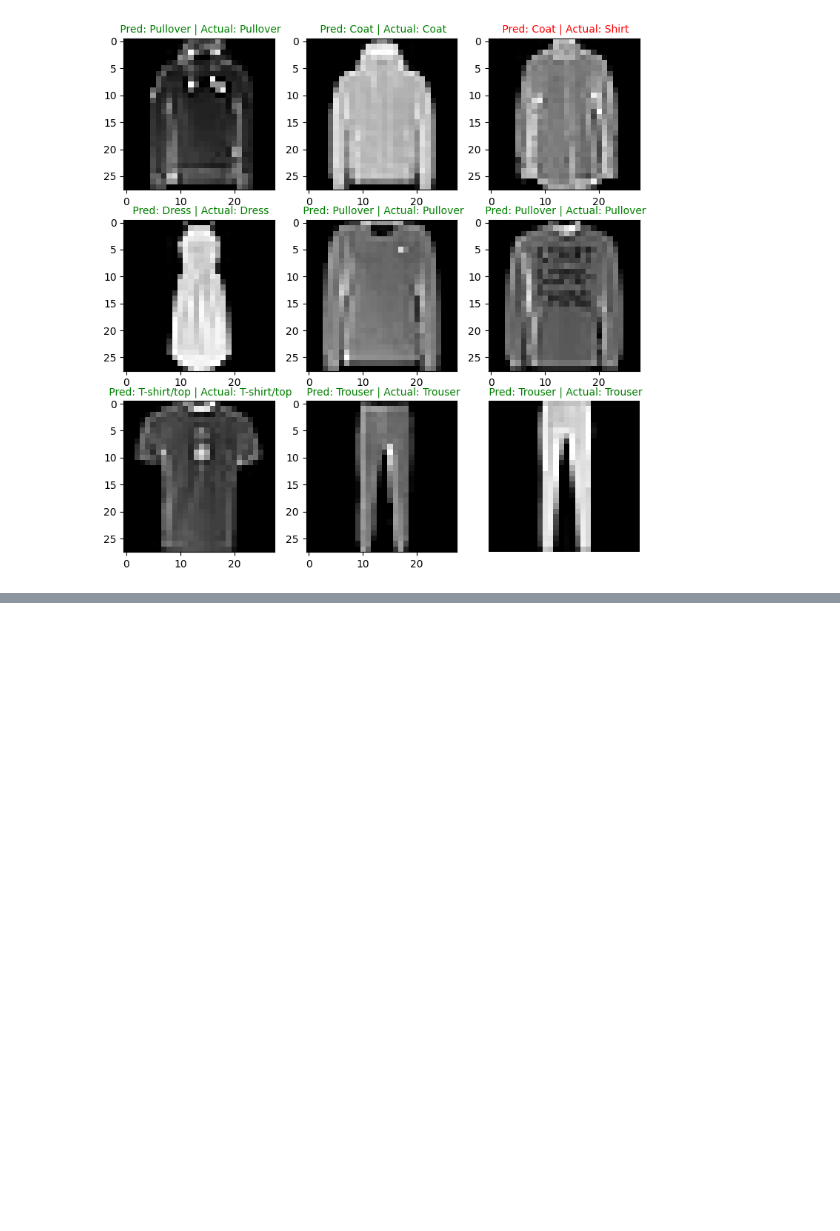
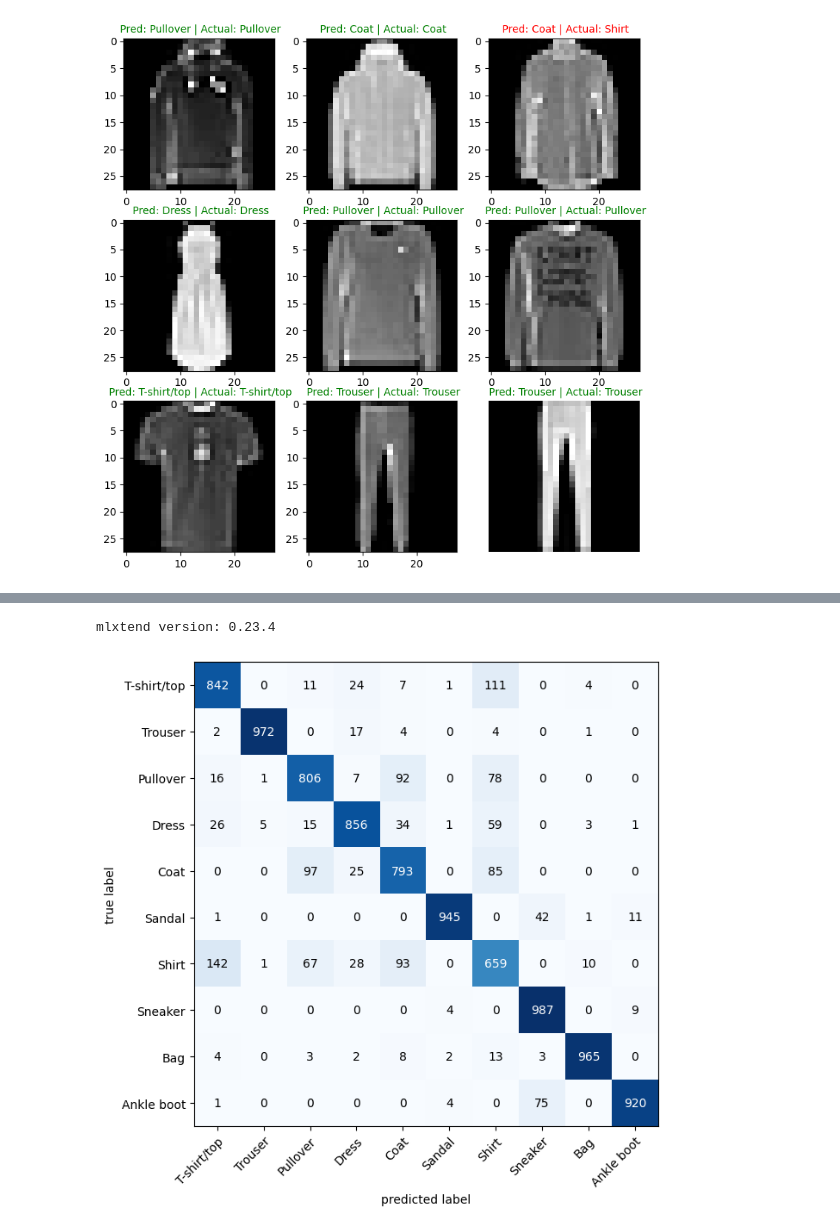
Before and after one commit to divyansshu/pytorch, a Jupyter notebook: pytorch_computer_vision.ipynb, the cells around one changed output, grey strips where cells are left out. Drawn from its saved outputs; the diff is of its cells as text; code cells hidden in the pictures; blank space fills up the shorter version.

Commit message:
visualized the result using confusion matrix

```diff
--- a/pytorch_computer_vision.ipynb
+++ b/pytorch_computer_vision.ipynb
@@ -446,3 +446,18 @@ plt.axis(False)
 # %% [output]
 (np.float64(-0.5), np.float64(27.5), np.float64(27.5), np.float64(-0.5))
 [figure]
+# %%
+from tqdm.auto import tqdm
+y_preds = []
+with torch.inference_mode():
+  for X, y in tqdm(test_dataLoader, desc='Making predictions'):
+    X, y = X.to(device), y.to(device)
+    # forward pass
+    test_logits = model_0(X)
+    # logits -> prediction probabilities -> predictions labels
+    test_pred = torch.softmax(test_logits, dim=1).argmax(dim=1)
+    # put predictions on cpu for evaluation
+    y_preds.append(test_pred.cpu())
+
+# concatenate list of predictions into a tensor
+y_preds_tensor = torch.cat(y_preds)
@@ -448,0 +513,21 @@ plt.axis(False)
+# %%
+import torchmetrics, mlxtend
+print(f'mlxtend version: {mlxtend.__version__}')
+# %% [output]
+mlxtend version: 0.23.4
+# %%
+from torchmetrics import ConfusionMatrix
+from mlxtend.plotting import plot_confusion_matrix
+
+conf_mat = ConfusionMatrix(num_classes=len(class_names), task='multiclass')
+conf_tensor = conf_mat(preds=y_preds_tensor,
+                       target=test_data.targets)
+
+# plot the confusion matrix
+fig, ax = plot_confusion_matrix(
+    conf_mat=conf_tensor.numpy(),  # matplotlib likes working with numpy
+    class_names = class_names, # turn the row and column labels into class names
+    figsize=(10,7)
+)
+# %% [output]
+[figure, added]
```
Also changed, not shown: parts of 3 cells of this notebook.
